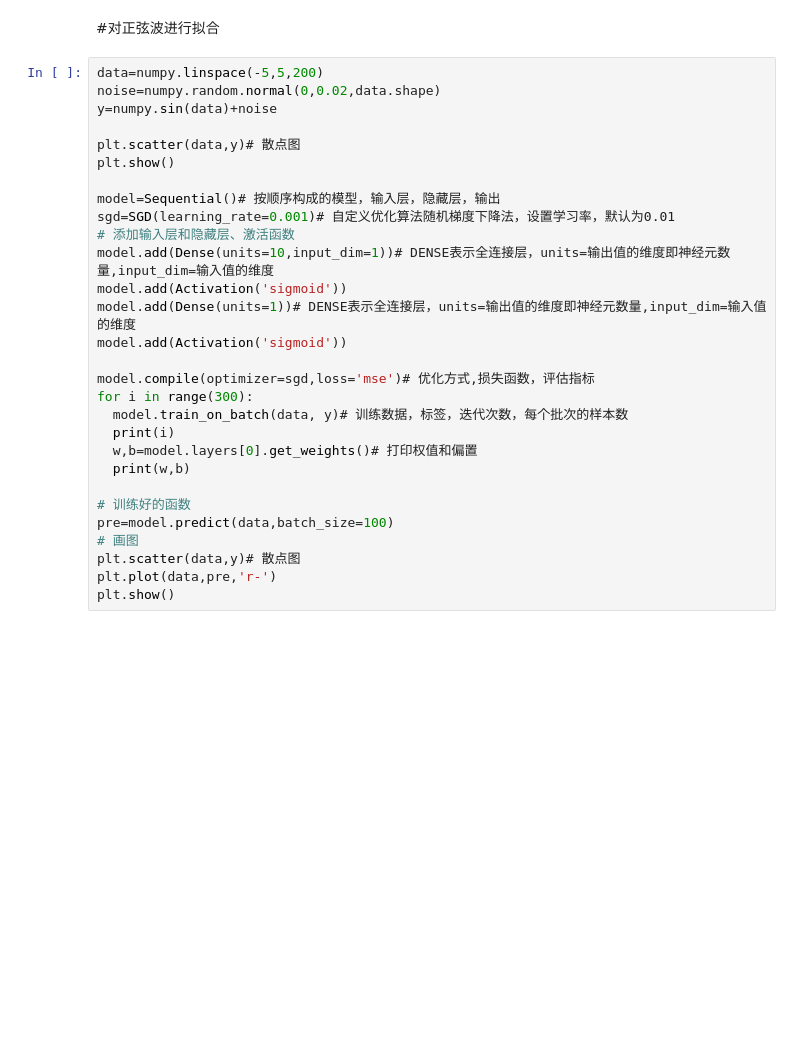
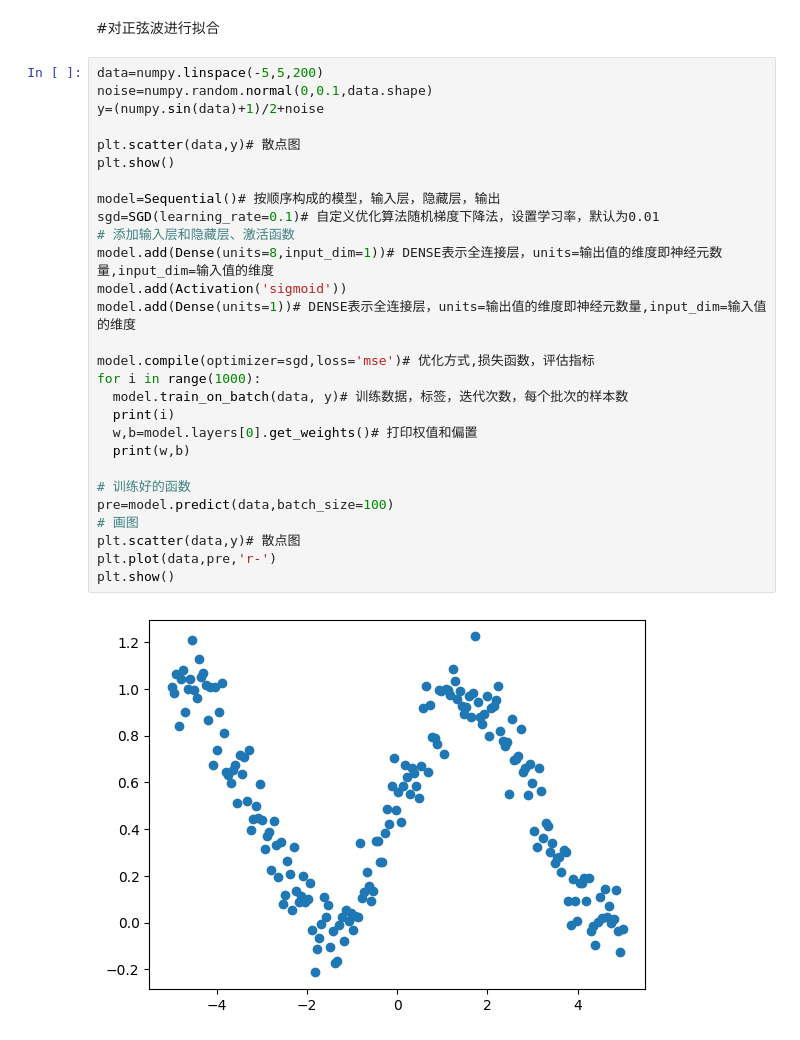
Before and after one commit to ZackWongAPO/Colab, a Jupyter notebook: Curve_Regression.ipynb, the cells around one changed output. Saved outputs shown, nothing was run; the diff lists cells and outputs as text; blank space fills up the shorter version.

```diff
--- a/Curve_Regression.ipynb
+++ b/Curve_Regression.ipynb
@@ -234,30 +314,31 @@ plt.show()
 #对正弦波进行拟合
 # %%
 data=numpy.linspace(-5,5,200)
-noise=numpy.random.normal(0,0.02,data.shape)
-y=numpy.sin(data)+noise
+noise=numpy.random.normal(0,0.1,data.shape)
+y=(numpy.sin(data)+1)/2+noise
 
 plt.scatter(data,y)# 散点图
 plt.show()
 
 model=Sequential()# 按顺序构成的模型，输入层，隐藏层，输出
-sgd=SGD(learning_rate=0.001)# 自定义优化算法随机梯度下降法，设置学习率，默认为0.01
+sgd=SGD(learning_rate=0.1)# 自定义优化算法随机梯度下降法，设置学习率，默认为0.01
 # 添加输入层和隐藏层、激活函数
-model.add(Dense(units=10,input_dim=1))# DENSE表示全连接层，units=输出值的维度即神经元数量,input_dim=输入值的维度
+model.add(Dense(units=8,input_dim=1))# DENSE表示全连接层，units=输出值的维度即神经元数量,input_dim=输入值的维度
 model.add(Activation('sigmoid'))
 model.add(Dense(units=1))# DENSE表示全连接层，units=输出值的维度即神经元数量,input_dim=输入值的维度
-model.add(Activation('sigmoid'))
 
 model.compile(optimizer=sgd,loss='mse')# 优化方式,损失函数，评估指标
-for i in range(300):
+for i in range(1000):
   model.train_on_batch(data, y)# 训练数据，标签，迭代次数，每个批次的样本数
   print(i)
   w,b=model.layers[0].get_weights()# 打印权值和偏置
   print(w,b)
 
 # 训练好的函数
 pre=model.predict(data,batch_size=100)
 # 画图
 plt.scatter(data,y)# 散点图
 plt.plot(data,pre,'r-')
 plt.show()
+# %% [output]
+[figure, added]
```
Also changed, not shown: parts of 10 cells of this notebook.
